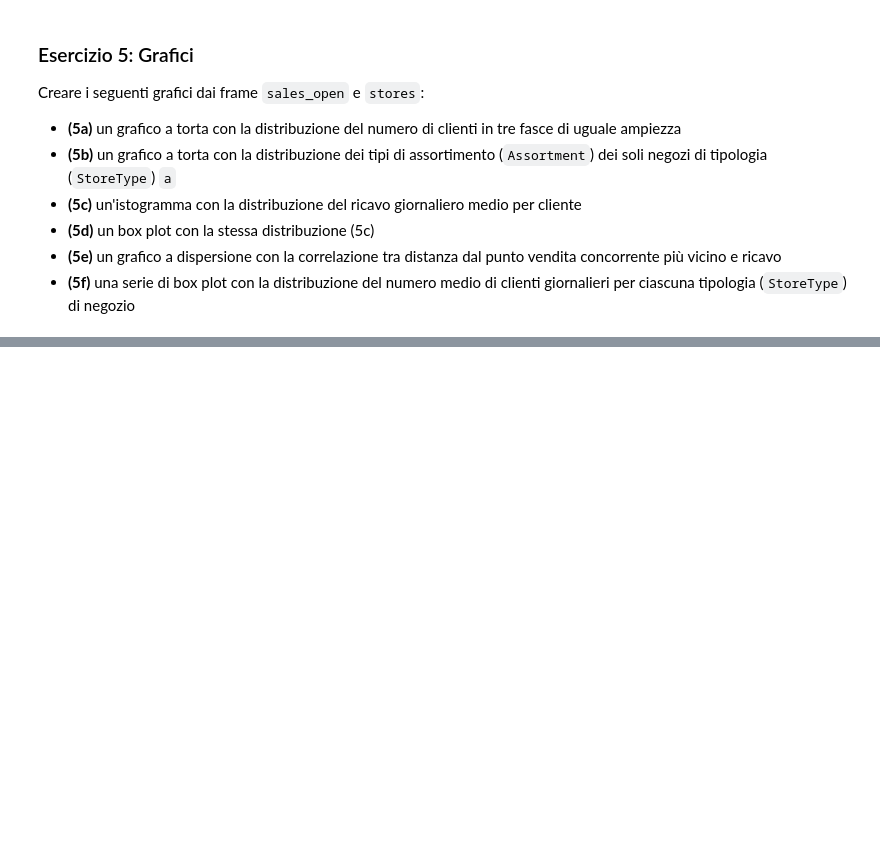
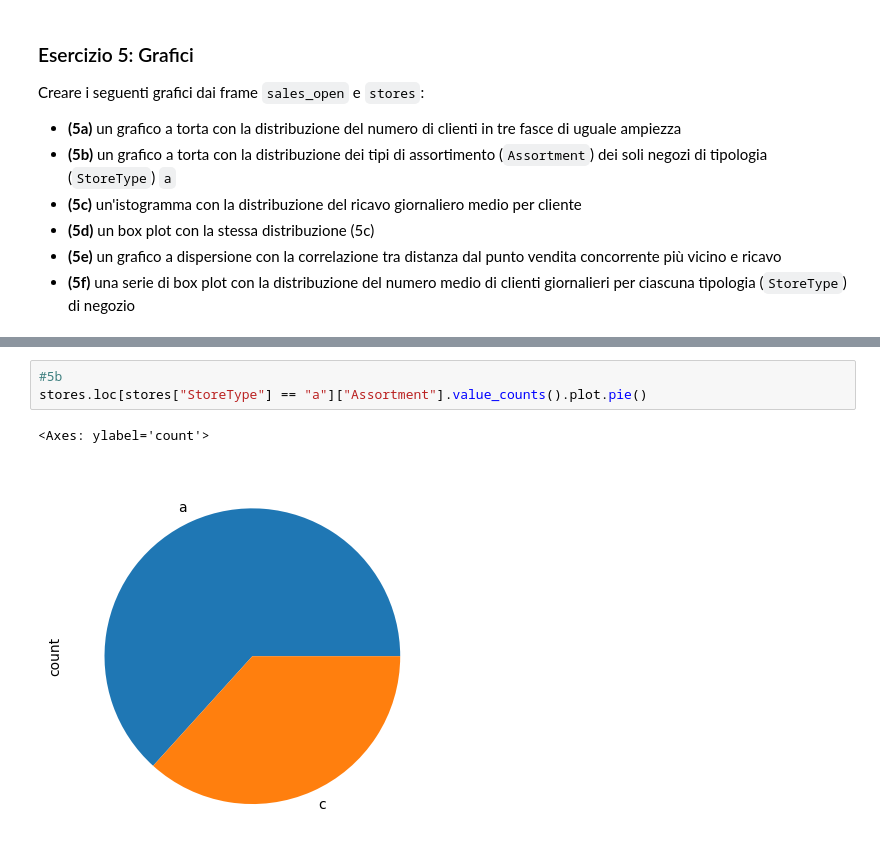
Before and after one commit to samuHouse/Data_Intensive_Lab, a Jupyter notebook: lab4/Preprocessing_e_analisi_esplorativa.nosol.ipynb, the cells around one changed output, grey strips where cells are left out. Drawn from its saved outputs; the diff is of its cells as text; blank space fills up the shorter version.

```diff
--- a/lab4/Preprocessing_e_analisi_esplorativa.nosol.ipynb
+++ b/lab4/Preprocessing_e_analisi_esplorativa.nosol.ipynb
@@ -997,0 +1004,6 @@ Creare i seguenti grafici dai frame `sales_open` e `stores`:
+# %%
+#5b
+stores.loc[stores["StoreType"] == "a"]["Assortment"].value_counts().plot.pie()
+# %% [output]
+<Axes: ylabel='count'>
+[figure, added]
```
Also changed, not shown: parts of 5 cells of this notebook.
